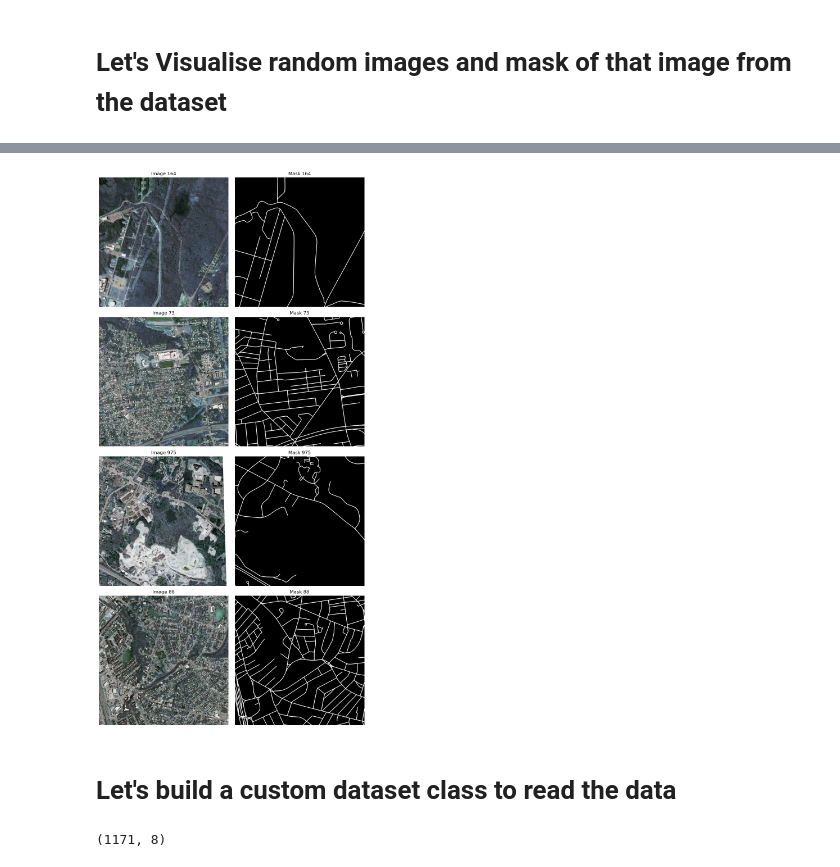
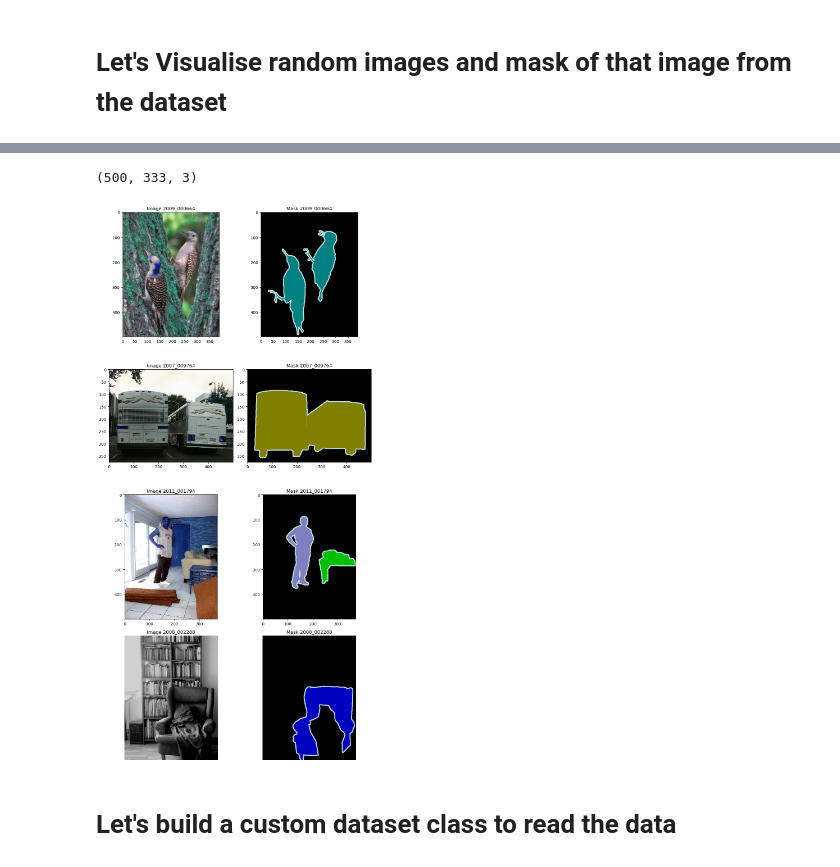
Before and after one commit to pusapatiakhilraju/PyTorch-Resnet-Segmentation, a Jupyter notebook: Segmentation.ipynb, the cells around one changed output, grey strips where cells are left out. Drawn from its saved outputs; the diff is of its cells as text; code cells hidden in the pictures.

Commit message:
use PASCAL dataset

```diff
--- a/Segmentation.ipynb
+++ b/Segmentation.ipynb
@@ -37,0 +25,4 @@ random_samples
+# %%
+train_df = pd.read_csv("/Users/akhil/Documents/Machine learning/VOCdevkit/VOC2012/ImageSets/Segmentation/train.txt", header =None, names =["train"])
+trainval_df = pd.read_csv("/Users/akhil/Documents/Machine learning/VOCdevkit/VOC2012/ImageSets/Segmentation/trainval.txt", header =None, names =["train_val"])
+test_df = pd.read_csv("/Users/akhil/Documents/Machine learning/VOCdevkit/VOC2012/ImageSets/Segmentation/val.txt", header =None, names =["val"])
@@ -37,0 +59,11 @@ random_samples
+# %%
+# split the larger trainval into train and val set
+train_df, val_df = train_test_split(trainval_df, train_size=0.65, test_size=0.35, random_state=42, shuffle=True)
+
+# rename the columns of the train and val df
+train_df.rename(columns = {"train_val": "train"}, inplace=True)
+val_df.rename(columns = {"train_val": "val"}, inplace=True)
+
+# reset the index of the train and val df
+train_df.reset_index(drop=True, inplace = True)
+val_df.reset_index(drop=True, inplace = True)
@@ -38,30 +83,35 @@ random_samples
+# %%
+img = cv2.imread(f"/Users/akhil/Documents/Machine learning/VOCdevkit/VOC2012/JPEGImages/2011_001607.jpg")
+img.shape
+# %% [output]
+(500, 333, 3)
 # %%
+# generate any 4 random image indexes from train_df
+random_indexes = torch.randint(0, len(train_df), size = (4,))
+
+# let's plot 4 images and their respective masks
 fig, axs = plt.subplots(4,2, figsize=(10, 20))
-for ind, index in enumerate(random_samples):
-    if ind > 3:
-        break;
-    image = cv2.imread(os.path.join(image_path,images[random_samples[ind]]))
-    mask = cv2.imread(os.path.join(mask_path,masks[random_samples[ind]]))
+for idx, element in enumerate(random_indexes):
+    image_number = train_df.iloc[element.item()]["train"]
 
-    axs[ind, 0].imshow(image)
-    axs[ind, 0].set_title(f'Image {index}')
+    img = cv2.imread(f"/Users/akhil/Documents/Machine learning/VOCdevkit/VOC2012/JPEGImages/{image_number}.jpg")
+    mask = cv2.imread(f"/Users/akhil/Documents/Machine learning/VOCdevkit/VOC2012/SegmentationClass/{image_number}.png")
+
+
+    axs[idx, 0].imshow(img)
+    axs[idx, 0].set_title(f'Image {image_number}')
     axs[ind, 0].axis('off')
 
-    # Show mask in the right column
-    axs[ind, 1].imshow(mask)
-    axs[ind, 1].set_title(f'Mask {index}')
+    axs[idx, 1].imshow(mask)
+    axs[idx, 1].set_title(f'Mask {image_number}')
     axs[ind, 1].axis('off')
+
 
 plt.tight_layout()
 
 # Show the plot
 plt.show()
 # %% [output]
-[figure, old version]
+[figure, new version]
 # %% [markdown]
 # Let's build a custom dataset class to read the data
-# %%
-df = pd.read_csv("/Users/akhil/Documents/Machine learning/Mas-Roads-Dataset/metadata.csv")
-df.shape
-# %% [output]
-(1171, 8)
```
Also changed, not shown: parts of 16 cells of this notebook.
